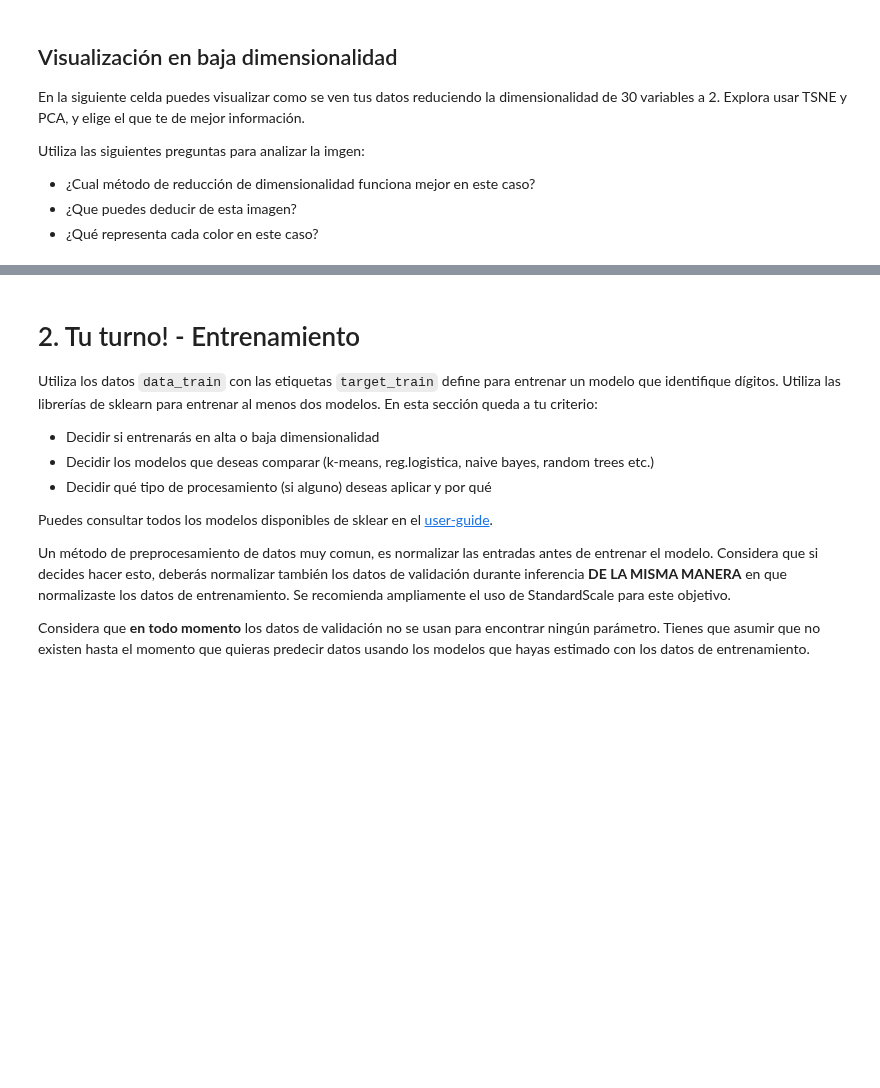
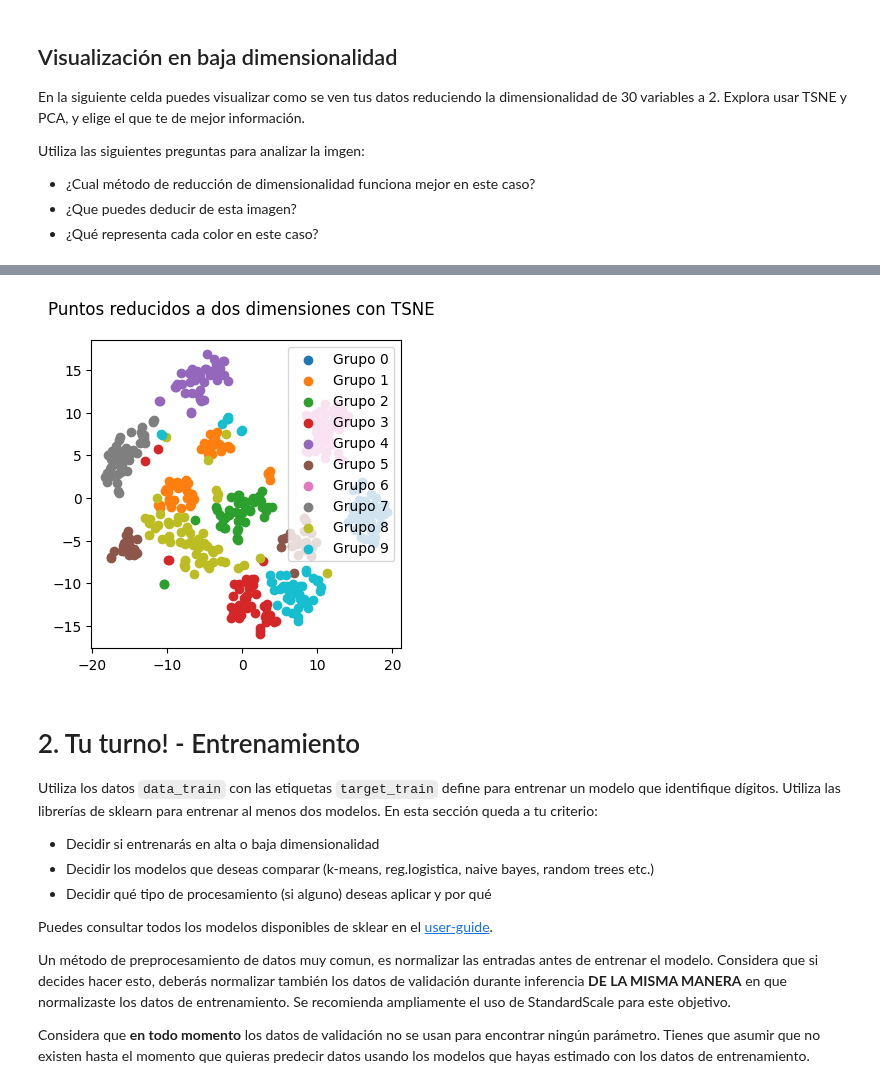
Before and after one commit to israelito123/SI24_LosCapybaros, a Jupyter notebook: src/si24/proyectos/P01_digit_recognition/proyecto_1_digits.ipynb, the cells around one changed output, grey strips where cells are left out. Cells and saved outputs as stored; diff of their text form; code cells hidden in the pictures; blank space fills up the shorter version.

```diff
--- a/src/si24/proyectos/P01_digit_recognition/proyecto_1_digits.ipynb
+++ b/src/si24/proyectos/P01_digit_recognition/proyecto_1_digits.ipynb
@@ -105,3 +105,19 @@ plt.show()
+# %%
+tsne = TSNE(n_components=2,perplexity=50)
+reduced_data = tsne.fit_transform(data_val)
+
+labels = np.unique(target_val)
+fig, ax_pca = plt.subplots(1, 1, figsize=(4,4))
+fig.suptitle("Puntos reducidos a dos dimensiones con TSNE")
+for c in labels:
+    indices = np.where(target_val == c)  # Utiliza target_val en lugar de target_train
+    plot_data = reduced_data[indices]
+    ax_pca.scatter(plot_data[:, 0], plot_data[:, 1], label=f"Grupo {c}")
+
+plt.legend()
+plt.show()
+# %% [output]
+[figure, added]
 # %% [markdown]
 # 2. Tu turno! - Entrenamiento
 Utiliza los datos `data_train` con las etiquetas `target_train` define para entrenar un modelo que identifique dígitos.
```
Also changed, not shown: parts of 7 cells of this notebook.
